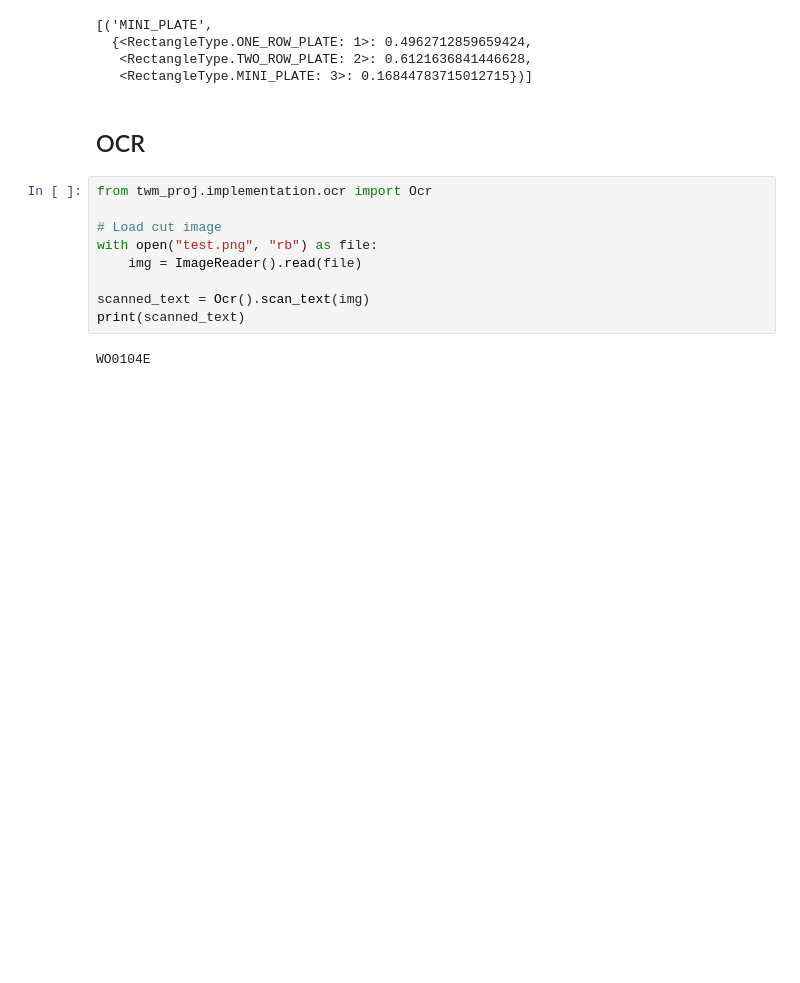
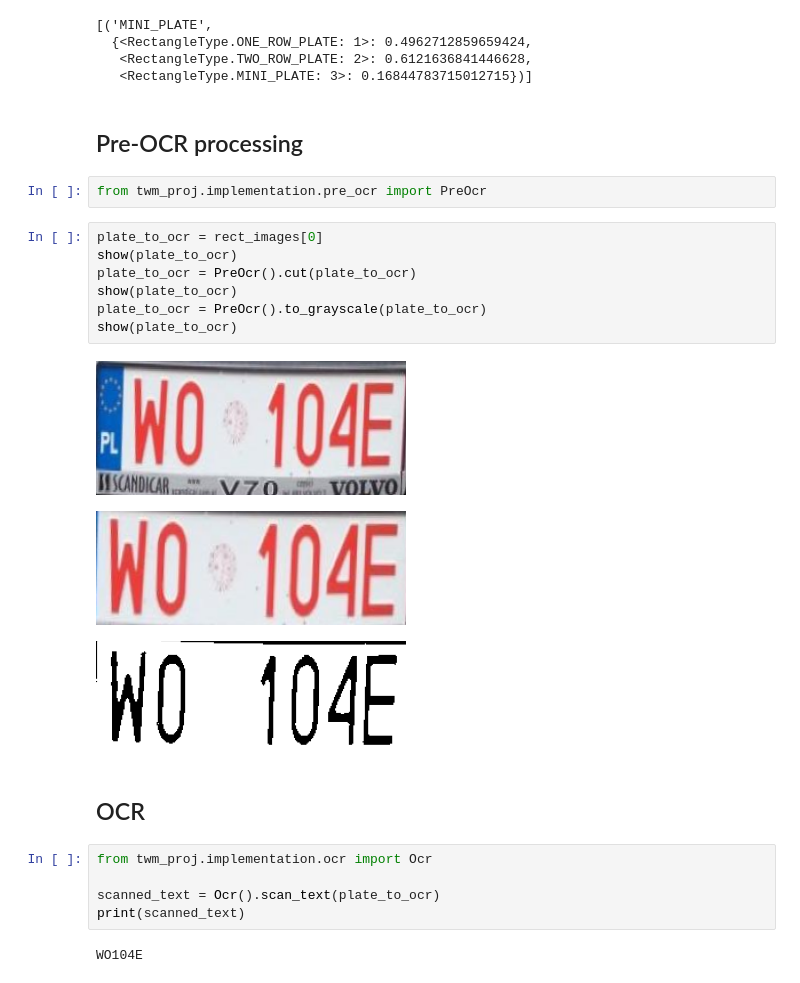
Before and after one commit to jostrzol/twm-proj, a Jupyter notebook: notebooks/01-pipeline-visualization.ipynb, the cells around one changed output. Saved outputs shown, nothing was run; the diff lists cells and outputs as text; blank space fills up the shorter version.

Commit message:
cut images before ocr

```diff
--- a/notebooks/01-pipeline-visualization.ipynb
+++ b/notebooks/01-pipeline-visualization.ipynb
@@ -125,16 +125,27 @@ plates = [
   {<RectangleType.ONE_ROW_PLATE: 1>: 0.4962712859659424,
    <RectangleType.TWO_ROW_PLATE: 2>: 0.6121636841446628,
    <RectangleType.MINI_PLATE: 3>: 0.16844783715012715})]
+# %% [markdown]
+## Pre-OCR processing
+# %%
+from twm_proj.implementation.pre_ocr import PreOcr
+# %%
+plate_to_ocr = rect_images[0]
+show(plate_to_ocr)
+plate_to_ocr = PreOcr().cut(plate_to_ocr)
+show(plate_to_ocr)
+plate_to_ocr = PreOcr().to_grayscale(plate_to_ocr)
+show(plate_to_ocr)
+# %% [output]
+[figure, added]
+[figure, added]
+[figure, added]
 # %% [markdown]
 ## OCR
 # %%
 from twm_proj.implementation.ocr import Ocr
 
-# Load cut image
-with open("test.png", "rb") as file:
-    img = ImageReader().read(file)
-
-scanned_text = Ocr().scan_text(img)
+scanned_text = Ocr().scan_text(plate_to_ocr)
 print(scanned_text)
 # %% [output]
-WO0104E
+WO104E
```
Also changed, not shown: 5 other files.
